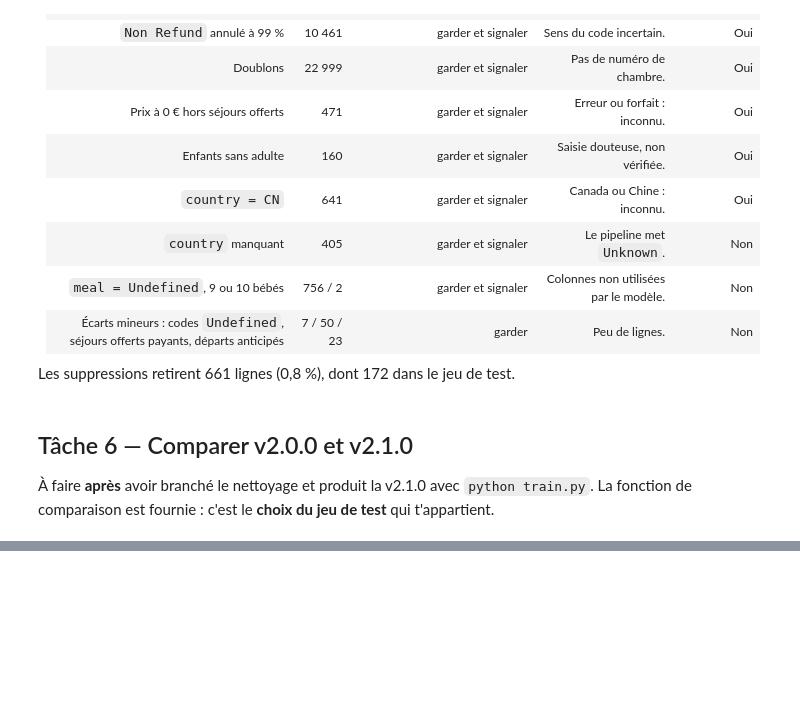
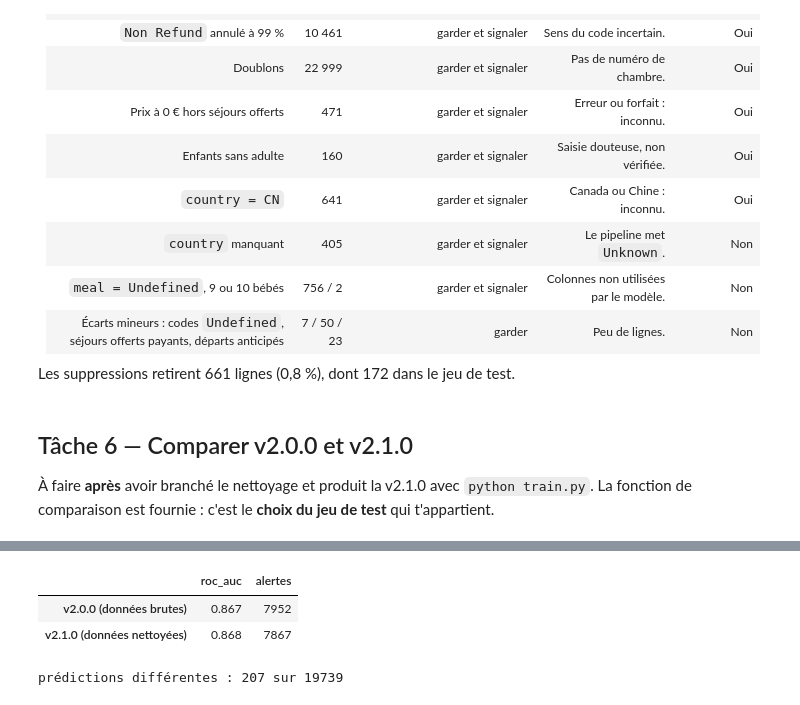
Before and after one commit to sojenorg/M2-B1-nettoyage-wassim, a Jupyter notebook: notebooks/01_audit.ipynb, the cells around one changed output, grey strips where cells are left out. Drawn from its saved outputs; the diff is of its cells as text; code cells hidden in the pictures; blank space fills up the shorter version.

```diff
--- a/notebooks/01_audit.ipynb
+++ b/notebooks/01_audit.ipynb
@@ -478,0 +496,17 @@ comparer(modeles, test_brut[INPUT_FEATURES], test_brut[T.TARGET])
+# %%
+# Classement (ROC AUC), nombre d'alertes au seuil retenu et prédictions qui changent d'un modèle à l'autre
+from sklearn.metrics import roc_auc_score
+
+X_net, y_net = test_nettoye[INPUT_FEATURES], test_nettoye[T.TARGET]
+predictions = {nom: modele.predict(X_net) for nom, modele in modeles.items()}
+display(pd.DataFrame({
+    "roc_auc": {nom: round(roc_auc_score(y_net, modele.predict_proba(X_net)[:, 1]), 3) for nom, modele in modeles.items()},
+    "alertes": {nom: int(pred.sum()) for nom, pred in predictions.items()},
+}))
+v20, v21 = predictions.values()
+print("prédictions différentes :", int((v20 != v21).sum()), "sur", len(y_net))
+# %% [output]
+|  | roc_auc | alertes |
+| v2.0.0 (données brutes) | 0.867 | 7952 |
+| v2.1.0 (données nettoyées) | 0.868 | 7867 |
+prédictions différentes : 207 sur 19739
```
Also changed, not shown: parts of 5 cells of this notebook.
